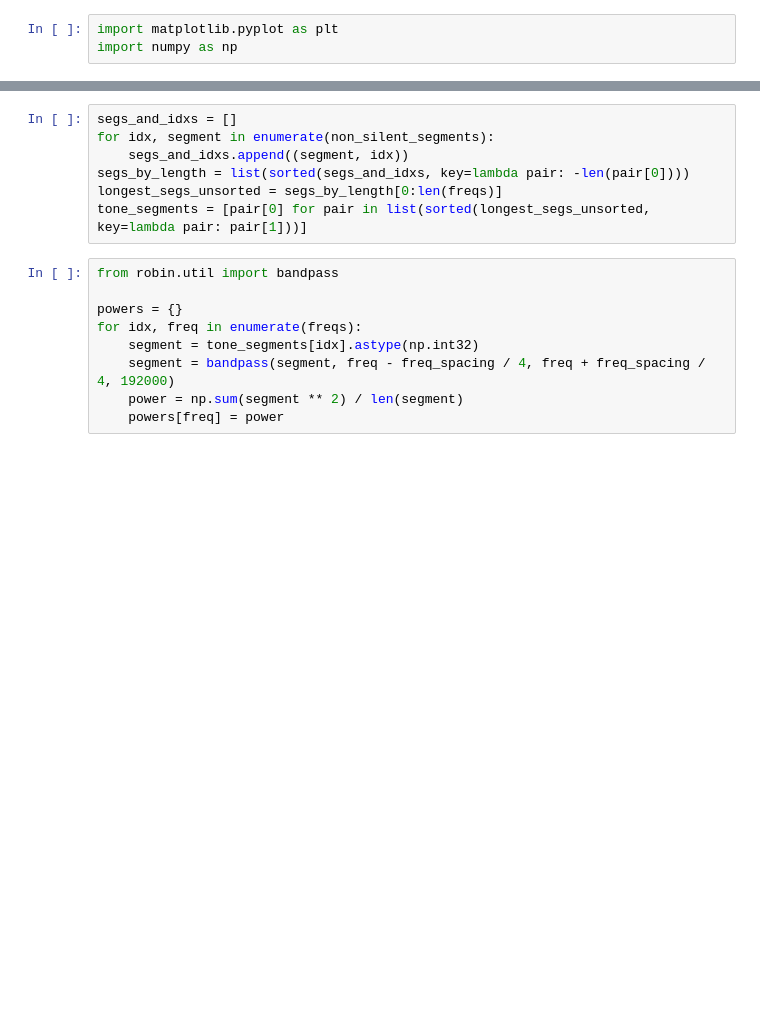
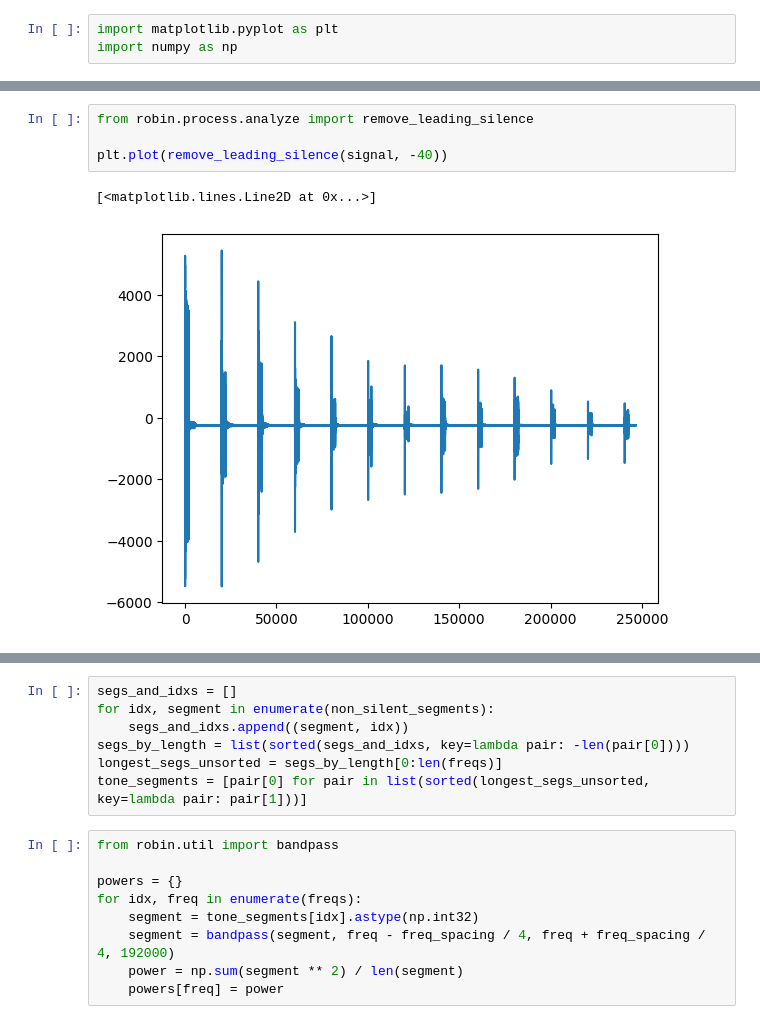
Before and after one commit to idreyn/bloops, a Jupyter notebook: testing/gain_patterns/test.ipynb, the cells around one changed output, grey strips where cells are left out. Drawn from its saved outputs; the diff is of its cells as text; blank space fills up the shorter version.

```diff
--- a/testing/gain_patterns/test.ipynb
+++ b/testing/gain_patterns/test.ipynb
@@ -44 +46,8 @@ plt.plot(normalized_signal)
+# %%
+from robin.process.analyze import remove_leading_silence
+
+plt.plot(remove_leading_silence(signal, -40))
+# %% [output]
+[<matplotlib.lines.Line2D at 0x...>]
+[figure, added]
 # %%
```
Also changed, not shown: parts of 6 cells of this notebook, 6 other files.
